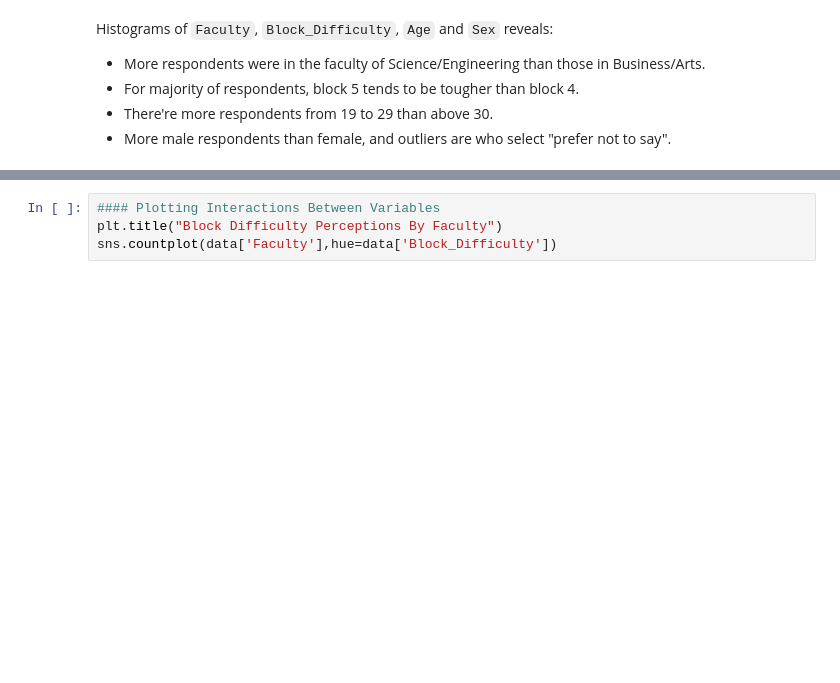
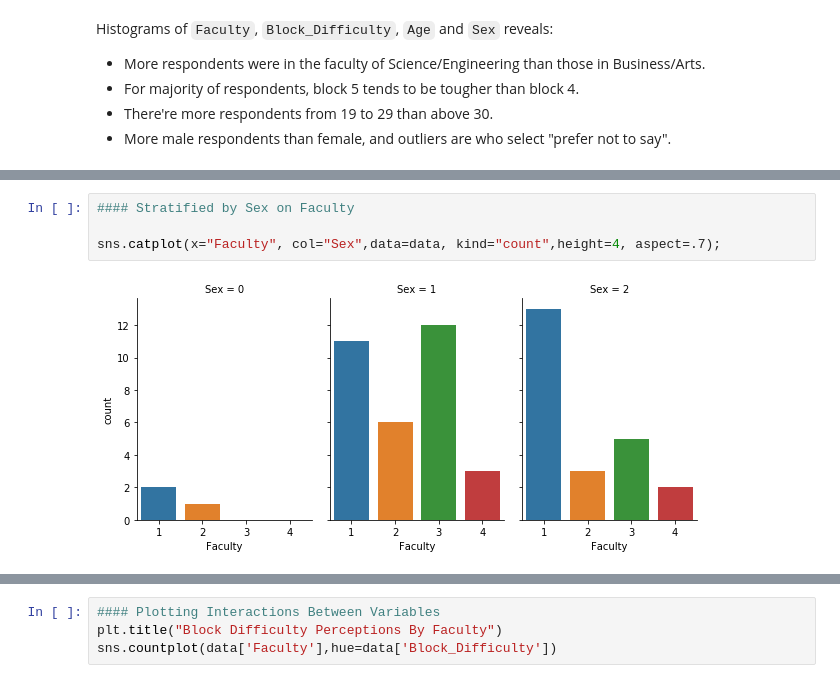
Before and after one commit to UBC-MDS/MDS_Block_Difficulty_Perception, a Jupyter notebook: docs/Milestone2-EDA_.ipynb, the cells around one changed output, grey strips where cells are left out. Drawn from its saved outputs; the diff is of its cells as text; blank space fills up the shorter version.

```diff
--- a/docs/Milestone2-EDA_.ipynb
+++ b/docs/Milestone2-EDA_.ipynb
@@ -134,0 +157,6 @@ Histograms of `Faculty`, `Block_Difficulty`, `Age` and `Sex` reveals:
+# %%
+#### Stratified by Sex on Faculty
+
+sns.catplot(x="Faculty", col="Sex",data=data, kind="count",height=4, aspect=.7);
+# %% [output]
+[figure, added]
```
Also changed, not shown: parts of 9 cells of this notebook.
